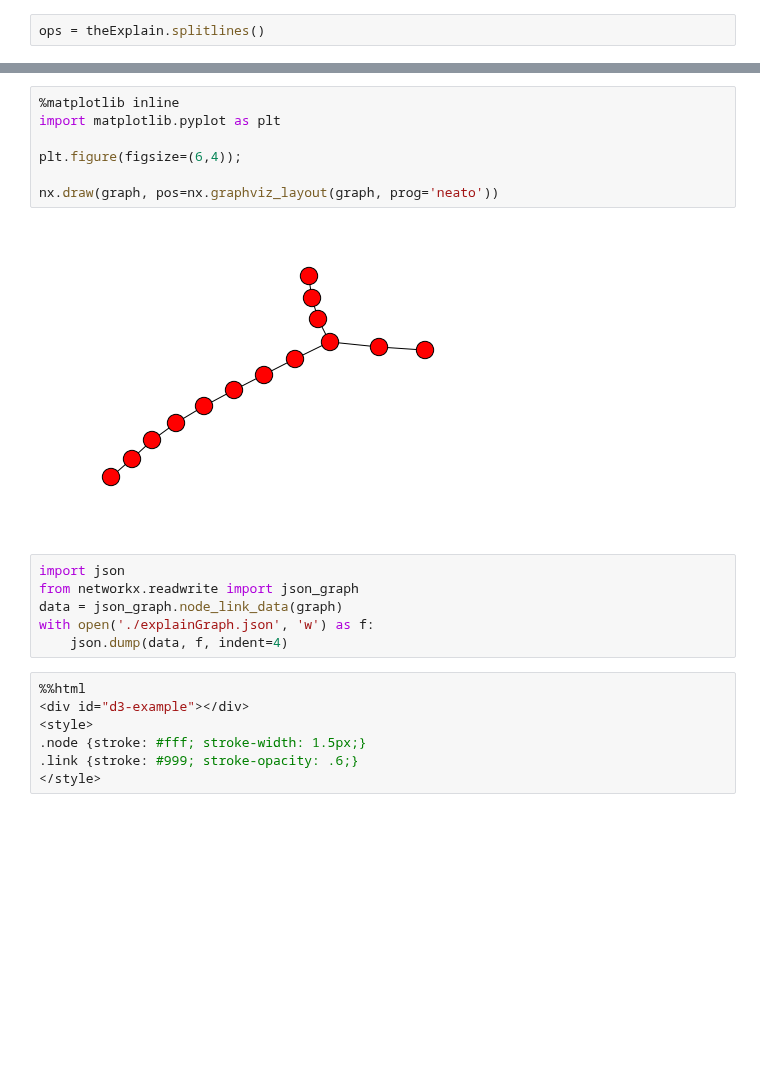
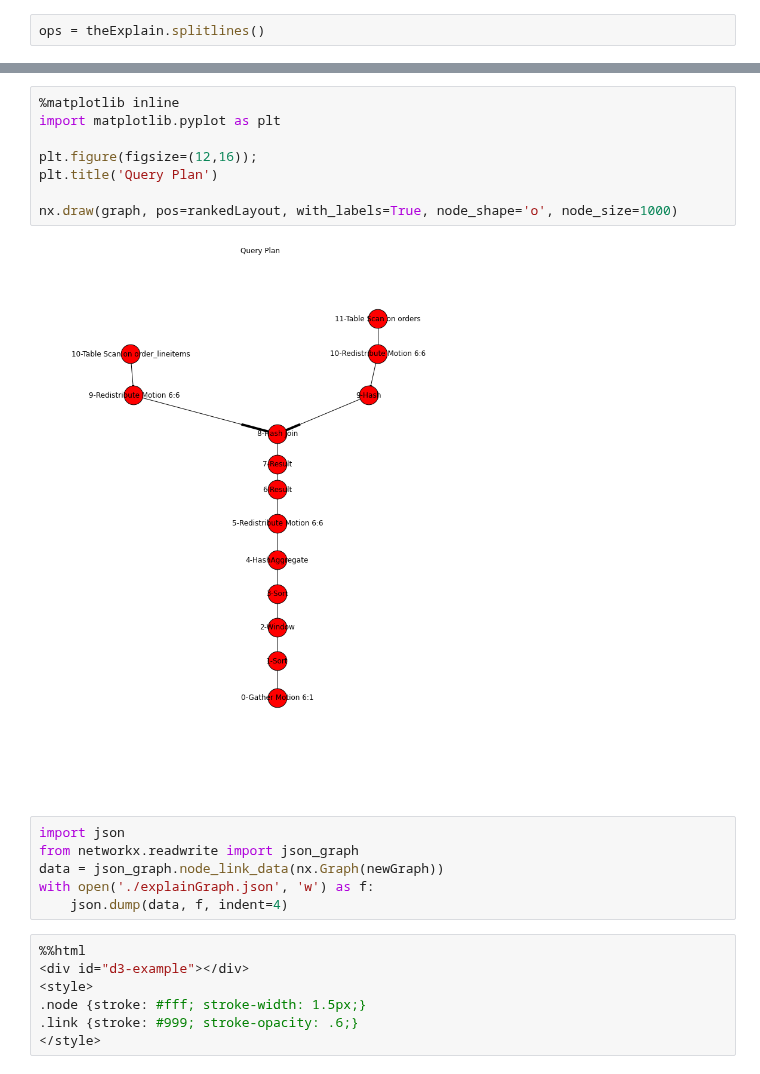
Before and after one commit to vmware-archive/hawq-python-tools, a Jupyter notebook: explainToDot.ipynb, the cells around one changed output, grey strips where cells are left out. Drawn from its saved outputs; the diff is of its cells as text; blank space fills up the shorter version.

Commit message:
switched back to pygraphviz, layout fixed

```diff
--- a/explainToDot.ipynb
+++ b/explainToDot.ipynb
@@ -259,16 +434,17 @@ except:
 # %%
 %matplotlib inline
 import matplotlib.pyplot as plt
 
-plt.figure(figsize=(6,4));
+plt.figure(figsize=(12,16));
+plt.title('Query Plan')
 
-nx.draw(graph, pos=nx.graphviz_layout(graph, prog='neato'))
+nx.draw(graph, pos=rankedLayout, with_labels=True, node_shape='o', node_size=1000)
 # %% [output]
-[figure, old version]
+[figure, new version]
 # %%
 import json
 from networkx.readwrite import json_graph
-data = json_graph.node_link_data(graph)
+data = json_graph.node_link_data(nx.Graph(newGraph))
 with open('./explainGraph.json', 'w') as f:
     json.dump(data, f, indent=4)
 # %%
```
Also changed, not shown: parts of 12 cells of this notebook.
